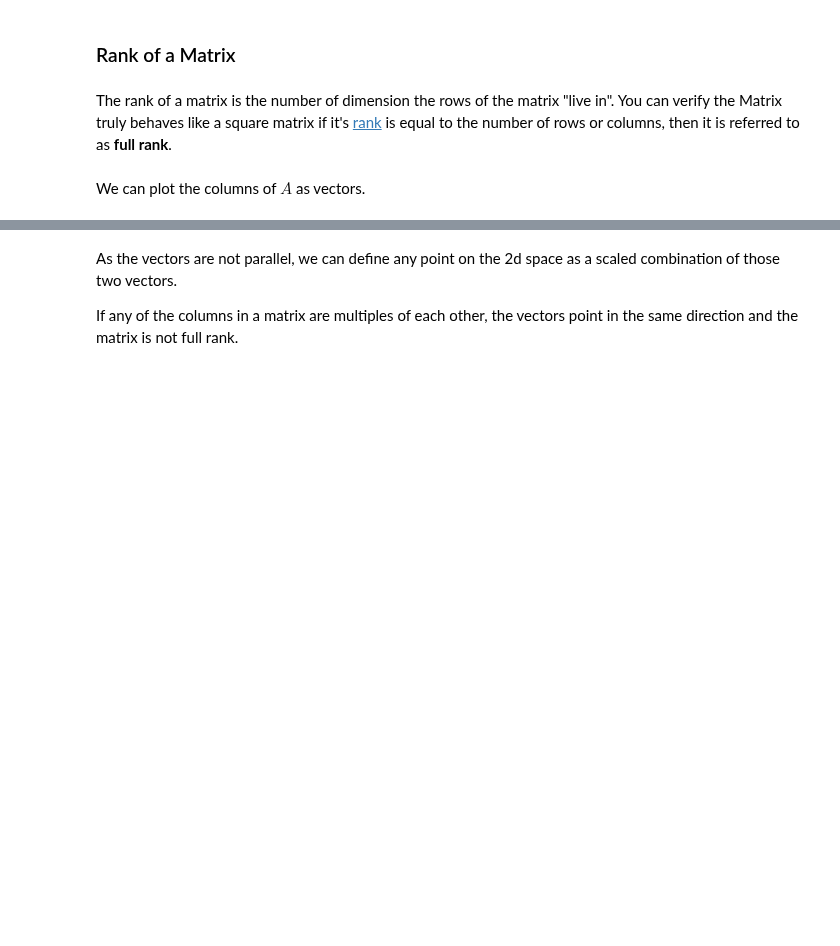
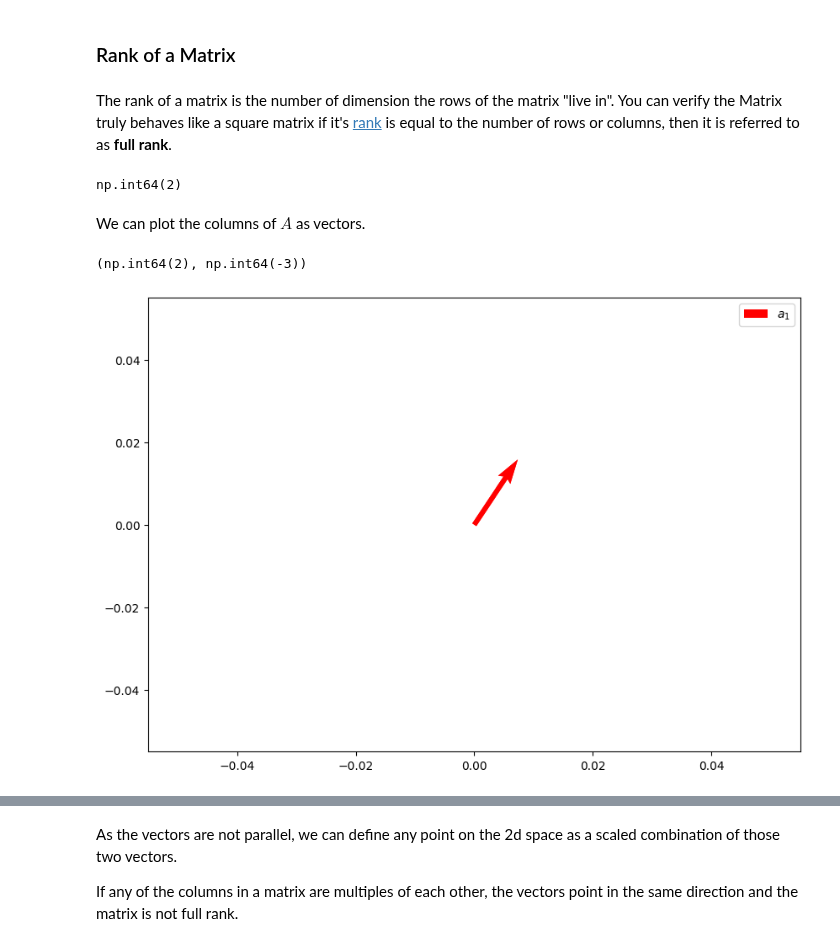
Before and after one commit to htetaunglynn94/coursera, a Jupyter notebook: ibm_ml_series/unsupervised_ml_clustering/module_4/matrix_review.ipynb, the cells around one changed output, grey strips where cells are left out. Drawn from its saved outputs; the diff is of its cells as text; code cells hidden in the pictures; blank space fills up the shorter version.

```diff
--- a/ibm_ml_series/unsupervised_ml_clustering/module_4/matrix_review.ipynb
+++ b/ibm_ml_series/unsupervised_ml_clustering/module_4/matrix_review.ipynb
@@ -148,3 +165,27 @@ matrix_rank(A)
+# %%
+matrix_rank(A)
+# 2 linearly independent vectors in matrix A
+# %% [output]
+np.int64(2)
 # %% [markdown]
 We can plot the columns of $A$ as vectors.
+# %%
+A[0,0], A[0,1]
+# %% [output]
+(np.int64(2), np.int64(-3))
+# %%
+plt.figure(figsize=(10,7))
+
+plt.quiver([0,0],          # starting x-coordinates of arrows
+           [0,0],          # starting y-coordinates of arrows
+           2,              # x-components of the vector(s)
+           3,              # y-components of the vector(s)
+           color = 'r',        # color of the arrow
+           scale = 30,         # arrow length
+           label = "$a_{1}$")  # leegend
+
+plt.legend()
+plt.show()
+# %% [output]
+[figure, added]
 # %%
```
Also changed, not shown: parts of 99 cells of this notebook, 3 other files.
